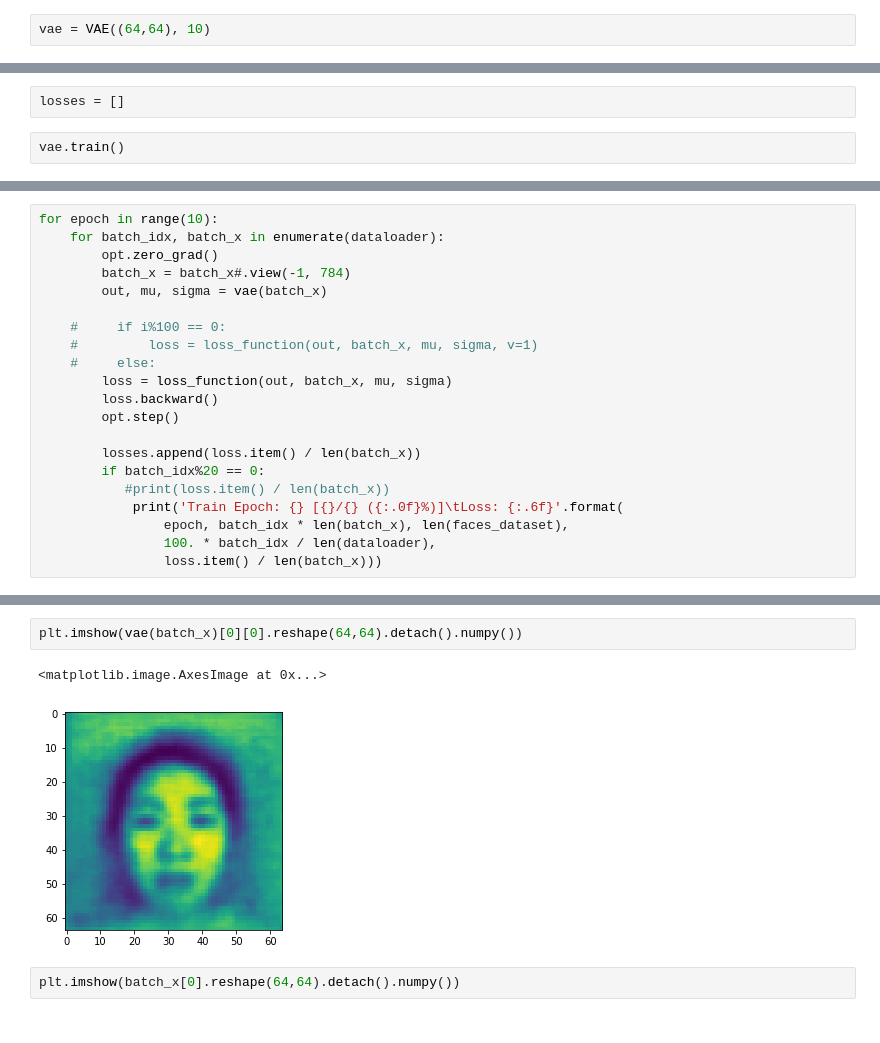
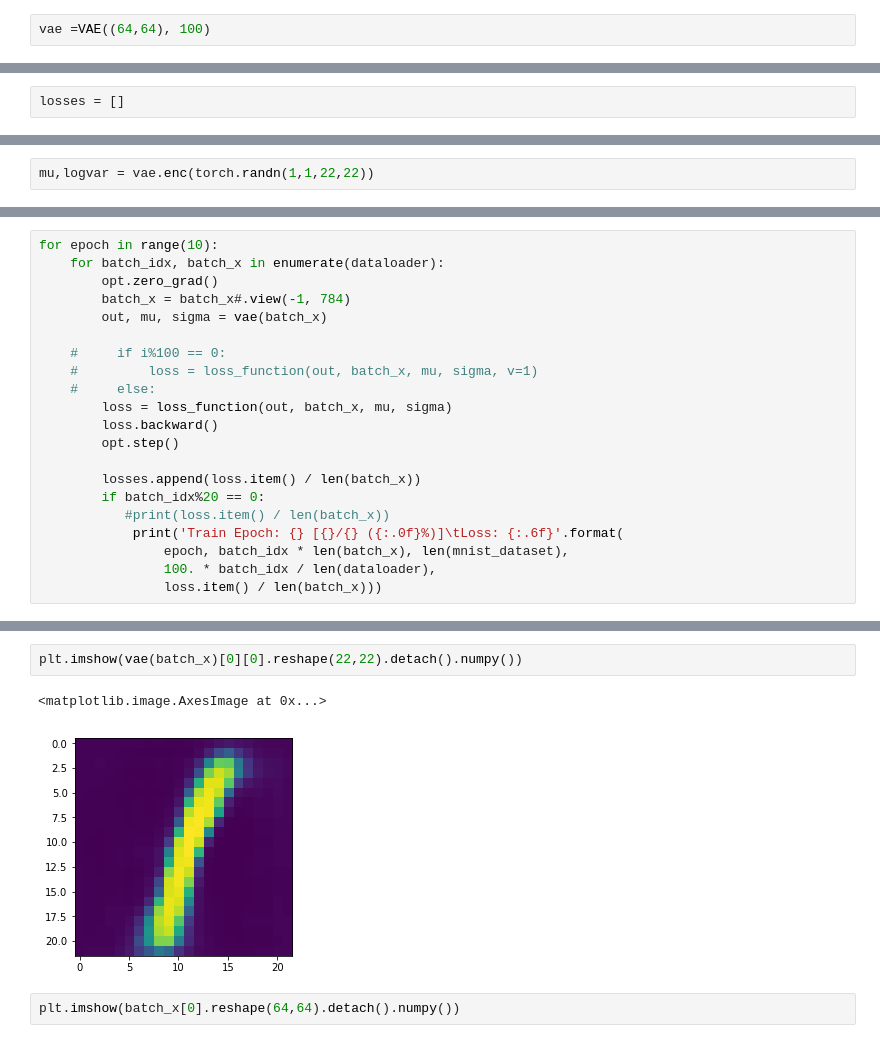
Before and after one commit to rykachevskiy/VAEtorch, a Jupyter notebook: VAE.ipynb, the cells around one changed output, grey strips where cells are left out. Drawn from its saved outputs; the diff is of its cells as text.

```diff
--- a/VAE.ipynb
+++ b/VAE.ipynb
@@ -159,2 +136,2 @@ def loss_function(recon_x, x, mu, logvar):
 # %%
-vae = VAE((64,64), 10)
+vae =VAE((64,64), 100)
@@ -162,5 +143,3 @@ vae = VAE((64,64), 10)
 opt = optim.Adam(vae.parameters(), lr=0.001)
 # %%
 losses = []
-# %%
-vae.train()
@@ -184,0 +146,2 @@ VAE(
+# %%
+mu,logvar = vae.enc(torch.randn(1,1,22,22))
@@ -200,7 +167,7 @@ for epoch in range(10):
         if batch_idx%20 == 0:
            #print(loss.item() / len(batch_x))
             print('Train Epoch: {} [{}/{} ({:.0f}%)]\tLoss: {:.6f}'.format(
-                epoch, batch_idx * len(batch_x), len(faces_dataset),
+                epoch, batch_idx * len(batch_x), len(mnist_dataset),
                 100. * batch_idx / len(dataloader),
                 loss.item() / len(batch_x)))
 # %% [output]
@@ -224,8 +227,8 @@ Train Epoch: 9 [160/213 (74%)]  Loss: 4342.277832
 # %%
-plt.imshow(vae(batch_x)[0][0].reshape(64,64).detach().numpy())
+plt.imshow(vae(batch_x)[0][0].reshape(22,22).detach().numpy())
 # %% [output]
 <matplotlib.image.AxesImage at 0x...>
-[figure, old version]
+[figure, new version]
 # %%
 plt.imshow(batch_x[0].reshape(64,64).detach().numpy())
 # %% [output]
```
Also changed, not shown: parts of 18 cells of this notebook, 4 other files.
